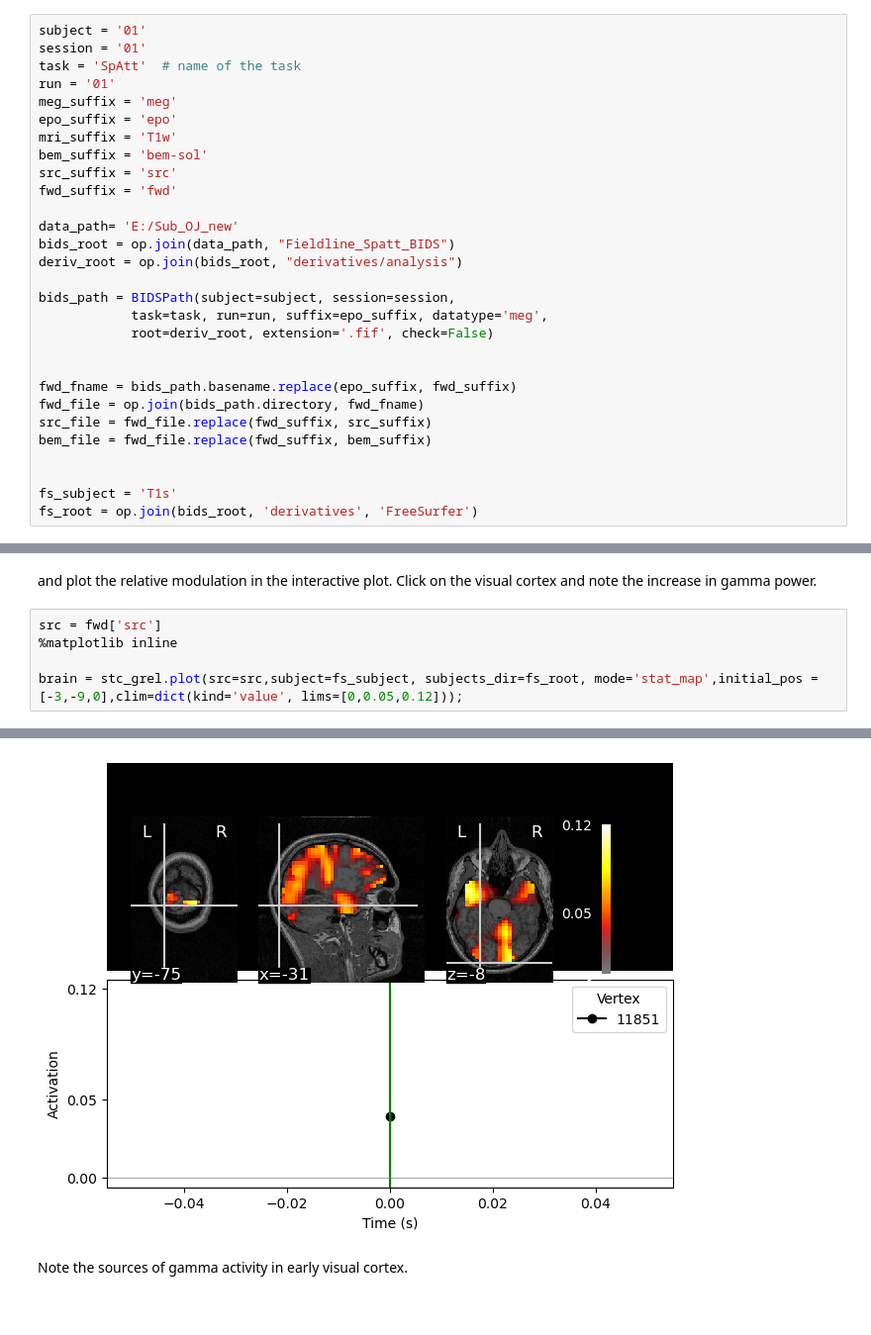
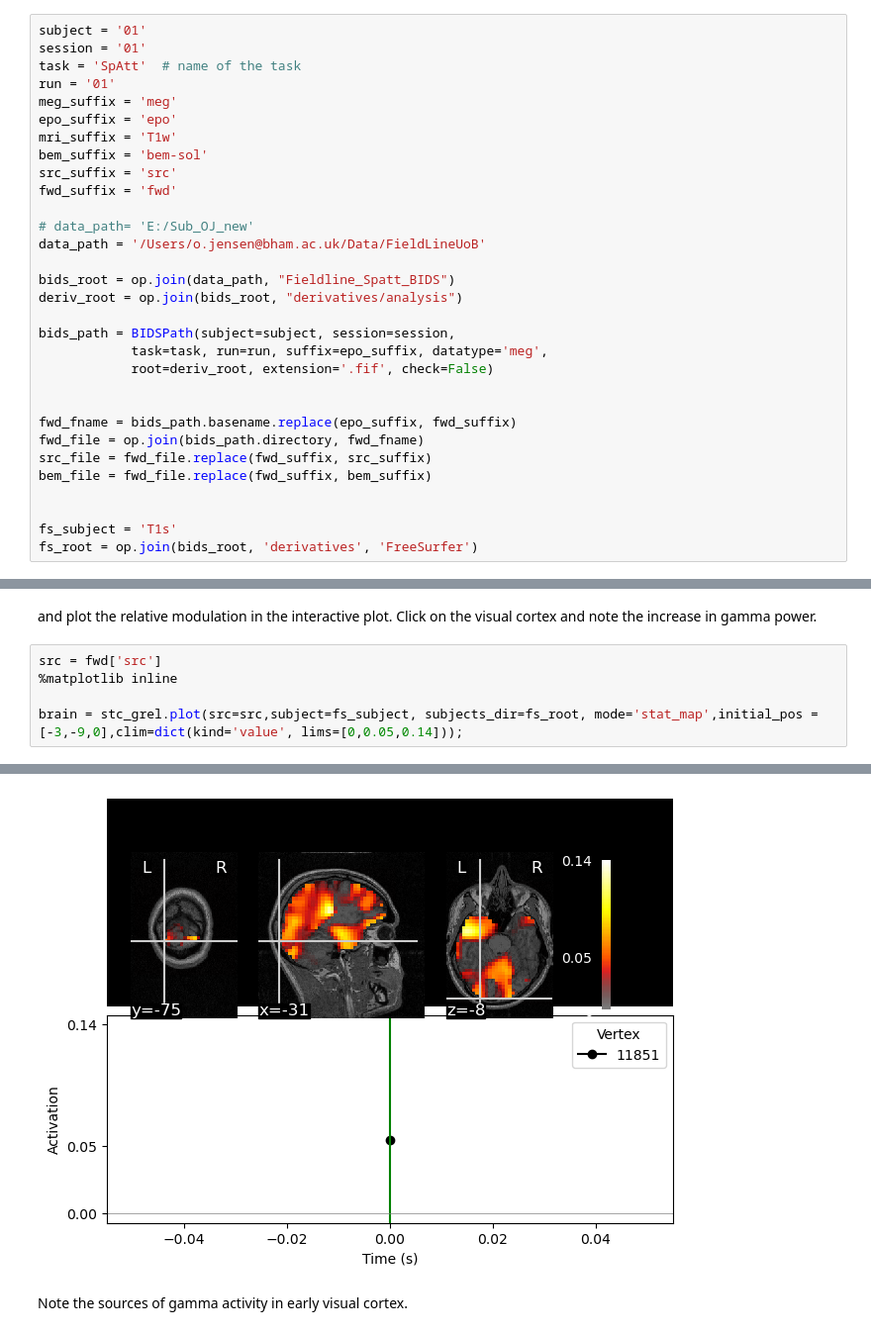
Before and after one commit to FLUX-pipeline/FieldLine, a Jupyter notebook: N13_DICSbeamforming.ipynb, the cells around one changed output, grey strips where cells are left out. Shown at 99% size. Cells and saved outputs as stored; diff of their text form.

```diff
--- a/N13_DICSbeamforming.ipynb
+++ b/N13_DICSbeamforming.ipynb
@@ -42,7 +42,9 @@ bem_suffix = 'bem-sol'
 src_suffix = 'src'
 fwd_suffix = 'fwd'
 
-data_path= 'E:/Sub_OJ_new'
+# data_path= 'E:/Sub_OJ_new'
+data_path = '/Users/o.jensen@bham.ac.uk/Data/FieldLineUoB'
+
 bids_root = op.join(data_path, "Fieldline_Spatt_BIDS")
 deriv_root = op.join(bids_root, "derivatives/analysis")
 
@@ -341,12 +343,12 @@ and plot the relative modulation in the interactive plot. Click on the visual co
 # %%
 src = fwd['src']
 %matplotlib inline
 
-brain = stc_grel.plot(src=src,subject=fs_subject, subjects_dir=fs_root, mode='stat_map',initial_pos = [-3,-9,0],clim=dict(kind='value', lims=[0,0.05,0.12]));
+brain = stc_grel.plot(src=src,subject=fs_subject, subjects_dir=fs_root, mode='stat_map',initial_pos = [-3,-9,0],clim=dict(kind='value', lims=[0,0.05,0.14]));
 # %% [output]
 Fixing initial position: [-3000.0, -9000.0, 0.0] mm
 Showing: t = 0.000 s, (-31.3, -75.5, -8.7) mm, [9, 2, 10] vox, 11851 vertex
-[figure, old version]
+[figure, new version]
 # %% [markdown]
 Note the sources of gamma activity in early visual cortex.
 # %% [markdown]
```
Also changed, not shown: parts of 8 cells of this notebook.
